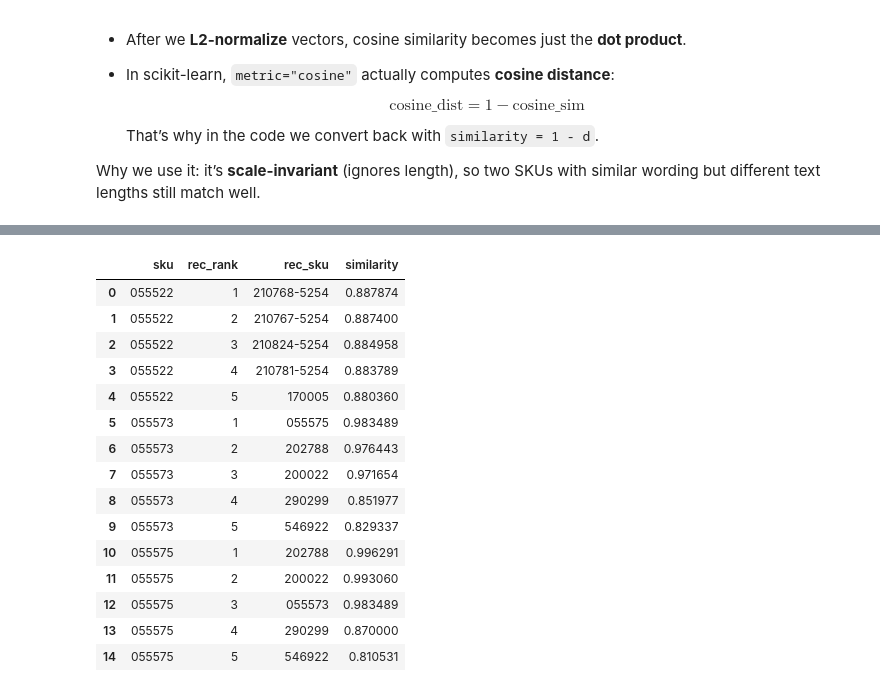
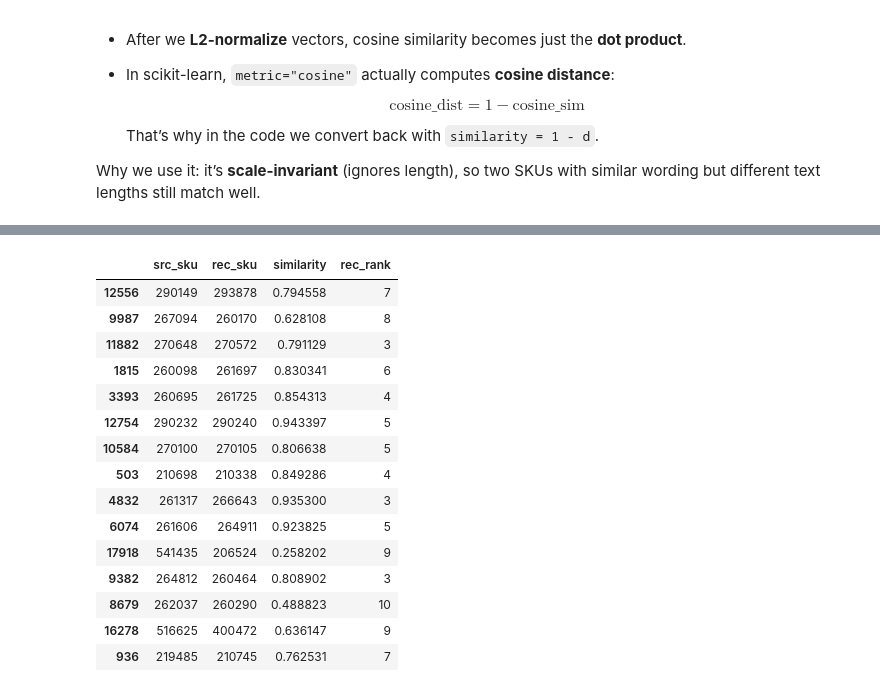
Before and after one commit to maria-lagerholm/itcm_recommendation_engine, a Jupyter notebook: notebooks/simillarity_search.ipynb, the cells around one changed output, grey strips where cells are left out. Cells and saved outputs as stored; diff of their text form; code cells hidden in the pictures.

Commit message:
vector simillarity predicitons first version

```diff
--- a/notebooks/simillarity_search.ipynb
+++ b/notebooks/simillarity_search.ipynb
@@ -57,0 +71,5 @@ Number of SKUs with more than one row after cleaning: 0
+# %%
+# Remove SKUs with more than one row after cleaning
+sku_counts = art.groupby("sku").size()
+skus_to_remove = sku_counts[sku_counts > 1].index
+art = art[~art["sku"].isin(skus_to_remove)].reset_index(drop=True)
@@ -57,0 +103,3 @@ Number of SKUs with more than one row after cleaning: 0
+# %%
+# Drop rows where priceband is 'unknown', then drop the price_sek and status columns
+art = art[art["priceband"] != "unknown"].drop(columns=["price_sek", "status"])
@@ -57,0 +127,3 @@ Number of SKUs with more than one row after cleaning: 0
+# %%
+# Deduplicate so only one row per sku_family remains, keeping the first occurrence
+art = art.drop_duplicates(subset=["sku_family"], keep="first").reset_index(drop=True)
@@ -157,23 +243,25 @@ X_emb.shape
 
 Why we use it: it’s **scale-invariant** (ignores length), so two SKUs with similar wording but different text lengths still match well.
 # %%
-import pandas as pd
 from sklearn.neighbors import NearestNeighbors
+import numpy as np
 
-nn = NearestNeighbors(metric="cosine", n_neighbors=min(6, len(sku_df)))
-nn.fit(X_emb)
-
+POOL = min(11, len(sku_df))
+nn = NearestNeighbors(metric="cosine", n_neighbors=POOL).fit(X_emb)
 dists, idxs = nn.kneighbors(X_emb)
 
-rows = []
-for i in range(len(sku_df)):
-    src = sku_df.loc[i, "sku"]
-    # skip self, keep top 5 others
-    ii = idxs[i][1:6]
-    di = dists[i][1:6]
-    for rank, (j, d) in enumerate(zip(ii, di), start=1):
-        rows.append({"sku": src, "rec_rank": rank,
-                     "rec_sku": sku_df.loc[j, "sku"],
-                     "similarity": 1.0 - float(d)})
+sku_arr = sku_df["sku_family"].values
+recs = pd.DataFrame({
+    "src_sku": np.repeat(sku_arr, POOL-1),
+    "rec_sku": sku_arr[idxs[:,1:]].ravel(),
+    "similarity": 1 - dists[:,1:].ravel()
+})
 
-recs = pd.DataFrame(rows).sort_values(["sku","rec_rank"]).reset_index(drop=True)
+# Add ranking: for each src_sku, rank rec_sku by similarity descending
+recs["rec_rank"] = (
+    recs.groupby("src_sku")["similarity"]
+    .rank(method="first", ascending=False)
+    .astype(int)
+)
+
+recs.head(10)
@@ -180,19 +280,19 @@ recs = pd.DataFrame(rows).sort_values(["sku","rec_rank"]).reset_index(drop=True)
 # %%
-recs.head(15)
+recs.sample(15, random_state=42)
 # %% [output]
-|  | sku | rec_rank | rec_sku | similarity |
-| 0 | 055522 | 1 | 210768-5254 | 0.887874 |
-| 1 | 055522 | 2 | 210767-5254 | 0.887400 |
-| 2 | 055522 | 3 | 210824-5254 | 0.884958 |
-| 3 | 055522 | 4 | 210781-5254 | 0.883789 |
-| 4 | 055522 | 5 | 170005 | 0.880360 |
-| 5 | 055573 | 1 | 055575 | 0.983489 |
-| 6 | 055573 | 2 | 202788 | 0.976443 |
-| 7 | 055573 | 3 | 200022 | 0.971654 |
-| 8 | 055573 | 4 | 290299 | 0.851977 |
-| 9 | 055573 | 5 | 546922 | 0.829337 |
-| 10 | 055575 | 1 | 202788 | 0.996291 |
-| 11 | 055575 | 2 | 200022 | 0.993060 |
-| 12 | 055575 | 3 | 055573 | 0.983489 |
-| 13 | 055575 | 4 | 290299 | 0.870000 |
-| 14 | 055575 | 5 | 546922 | 0.810531 |
+|  | src_sku | rec_sku | similarity | rec_rank |
+| 12556 | 290149 | 293878 | 0.794558 | 7 |
+| 9987 | 267094 | 260170 | 0.628108 | 8 |
+| 11882 | 270648 | 270572 | 0.791129 | 3 |
+| 1815 | 260098 | 261697 | 0.830341 | 6 |
+| 3393 | 260695 | 261725 | 0.854313 | 4 |
+| 12754 | 290232 | 290240 | 0.943397 | 5 |
+| 10584 | 270100 | 270105 | 0.806638 | 5 |
+| 503 | 210698 | 210338 | 0.849286 | 4 |
+| 4832 | 261317 | 266643 | 0.935300 | 3 |
+| 6074 | 261606 | 264911 | 0.923825 | 5 |
+| 17918 | 541435 | 206524 | 0.258202 | 9 |
+| 9382 | 264812 | 260464 | 0.808902 | 3 |
+| 8679 | 262037 | 260290 | 0.488823 | 10 |
+| 16278 | 516625 | 400472 | 0.636147 | 9 |
+| 936 | 219485 | 210745 | 0.762531 | 7 |
```
Also changed, not shown: parts of 26 cells of this notebook, 2 other files.
